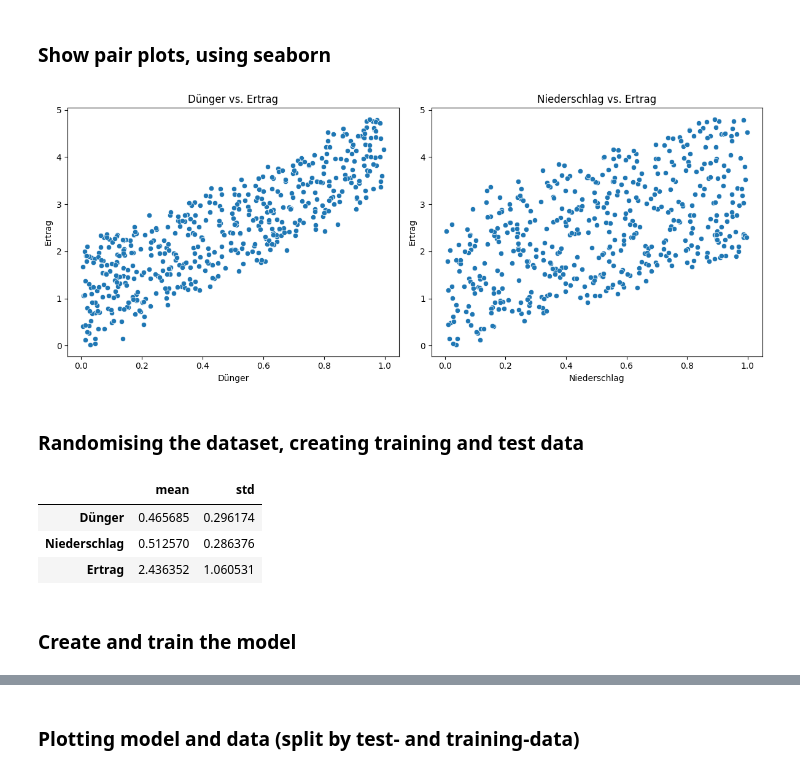
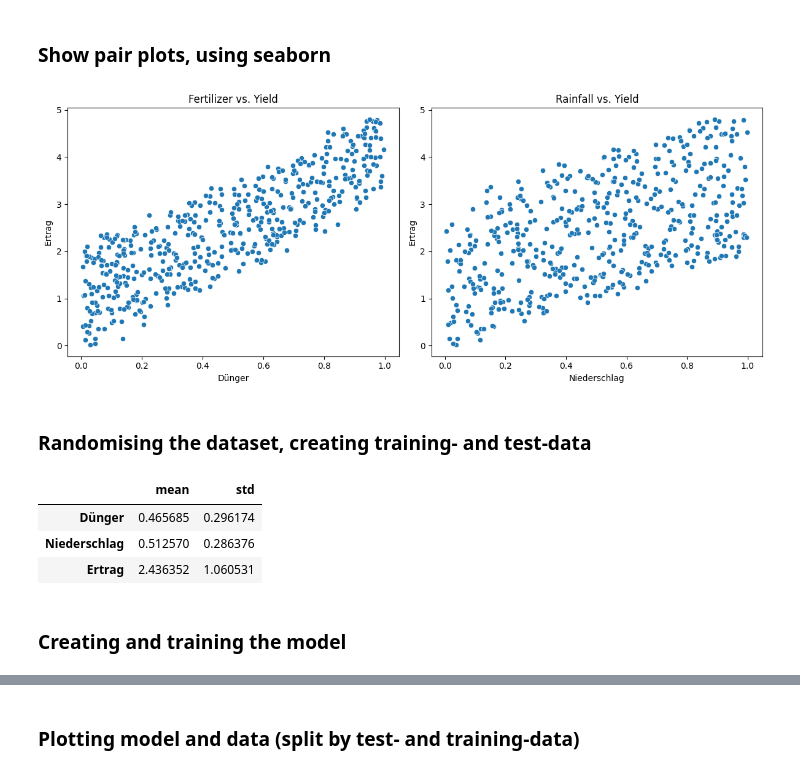
Before and after one commit to leto-git/deep-learning-programming-tasks, a Jupyter notebook: DL_Tasks.ipynb, the cells around one changed output, grey strips where cells are left out. Cells and saved outputs as stored; diff of their text form; code cells hidden in the pictures.

```diff
--- a/DL_Tasks.ipynb
+++ b/DL_Tasks.ipynb
@@ -66,20 +67,20 @@ plt.show()
 # %%
 # Create subplot
 fig, axes = plt.subplots(1, 2, figsize=(12, 5))
 
 # Plot
 sns.scatterplot(data=harvest_df, x='Dünger', y='Ertrag', ax=axes[0])
 sns.scatterplot(data=harvest_df, x='Niederschlag', y='Ertrag', ax=axes[1])
 
 # Options
-axes[0].set_title('Dünger vs. Ertrag')
-axes[1].set_title('Niederschlag vs. Ertrag')
+axes[0].set_title('Fertilizer vs. Yield')
+axes[1].set_title('Rainfall vs. Yield')
 plt.tight_layout()
 plt.show()
 # %% [output]
-[figure, old version]
+[figure, new version]
 # %% [markdown]
-### Randomising the dataset, creating training and test data
+### Randomising the dataset, creating training- and test-data
 # %%
 # Randomize dataset and split into training and test sets
 train_dataset = harvest_df.sample(frac=0.8, random_state=0)
@@ -100,7 +101,7 @@ train_dataset.describe().transpose()[['mean', 'std']]
 | Niederschlag | 0.512570 | 0.286376 |
 | Ertrag | 2.436352 | 1.060531 |
 # %% [markdown]
-### Create and train the model
+### Creating and training the model
 # %%
 # Define a function to plot loss curves
 def plot_loss(history):
```
Also changed, not shown: parts of 26 cells of this notebook.
